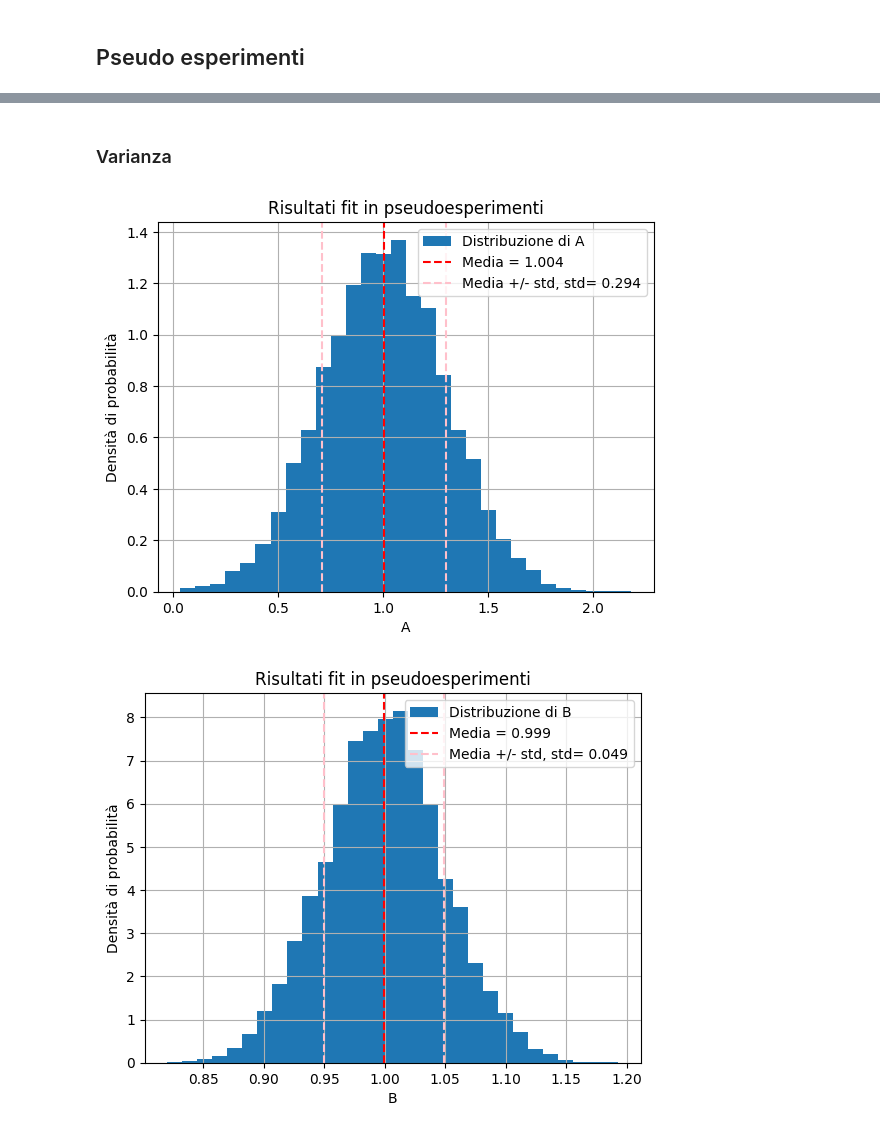
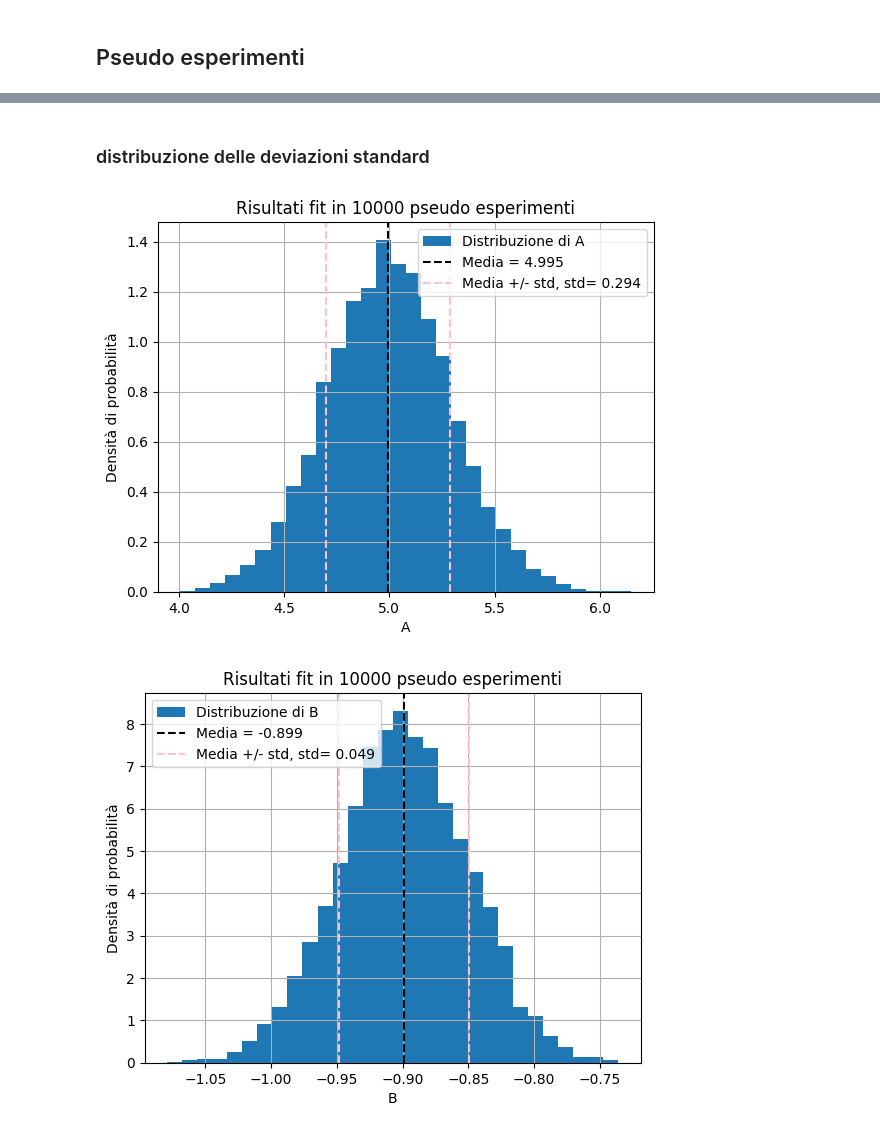
Before and after one commit to campajola/python_lecture_lab2, a Jupyter notebook: 03_miscellanea.ipynb, the cells around one changed output, grey strips where cells are left out. Saved outputs shown, nothing was run; the diff lists cells and outputs as text; code cells hidden in the pictures.

```diff
--- a/03_miscellanea.ipynb
+++ b/03_miscellanea.ipynb
@@ -20,8 +20,8 @@ Ad esempio supponiamo che esista una relazione lineare tra x e y del tipo y = A
 npoints = 10
 
 x = np.linspace(0, 10, npoints)
-A = 1
-B = 1
+A = 5
+B = -.9
 y = func(x, A, B)
 
 plt.plot(x, func(x, A, B) , label='modello')
@@ -38,7 +40,7 @@ Possiamo includere nel modello anche un'icertezza sulla misura e utilizzare la f
 # %%
-sigma = 0.5
-W = np.ones_like(x)/sigma**2
-noise = sigma*np.random.normal(0,1,npoints) #errore gaussiano.
+sigma = .3 #errore sulla misura
+W = np.ones_like(x)/sigma**2 #array di pesi
+noise = np.random.normal(0,sigma,npoints) # 'rumore' introdotto nella misura. Modellizzato secondo una gaussiana di media 0 e larghezza = sigma.
 y = func(x, A, B) + noise
 a_f, b_f, sigma_a_f, sigma_b_f, cov_ab_f, chi2_f = fit_lineare_pesato(x, y, W)
 
@@ -70,7 +74,7 @@ nsim = 10000
 for i in range(nsim):
     sigma = 0.5
     W = np.ones_like(x)/sigma**2
-    noise = sigma*np.random.normal(0,1,npoints)
+    noise = np.random.normal(0,sigma,npoints)
     y = func(x, A, B) + noise
     a_f, b_f, sigma_a_f, sigma_b_f, cov_ab_f, chi2_f = fit_lineare_pesato(x, y, W, verbose=False)
 
@@ -113,25 +131,22 @@ plt.show()
 # %% [markdown]
-### Varianza
+### distribuzione delle deviazioni standard
 # %%
-import numpy as np
-import matplotlib.pyplot as plt
-
 mean_A = np.mean(AF)
 std_A = np.std(AF)
 plt.hist(AF, bins=30, density=True, label="Distribuzione di A")
 
-plt.axvline(mean_A, color='red', linestyle='--', label=f'Media = {mean_A:.3f}')
+plt.axvline(mean_A, color='black', linestyle='--', label=f'Media = {mean_A:.3f}')
 plt.axvline(mean_A + std_A, color='pink', linestyle='--', label=f'Media +/- std, std= {std_A:.3f}')
 plt.axvline(mean_A - std_A, color='pink', linestyle='--', )
 
 plt.xlabel('A')
 plt.ylabel('Densità di probabilità')
-plt.title("Risultati fit in pseudoesperimenti")
+plt.title(f"Risultati fit in {nsim} pseudo esperimenti")
 plt.legend()
 plt.grid(True)
 plt.show()
 # %% [output]
-[figure, old version]
+[figure, new version]
 # %%
 import numpy as np
 import matplotlib.pyplot as plt
@@ -140,18 +155,18 @@ mean_B = np.mean(BF)
 std_B = np.std(BF)
 plt.hist(BF, bins=30, density=True, label="Distribuzione di B")
 
-plt.axvline(mean_B, color='red', linestyle='--', label=f'Media = {mean_B:.3f}')
+plt.axvline(mean_B, color='black', linestyle='--', label=f'Media = {mean_B:.3f}')
 plt.axvline(mean_B + std_B, color='pink', linestyle='--', label=f'Media +/- std, std= {std_B:.3f}')
 plt.axvline(mean_B - std_B, color='pink', linestyle='--', )
 
 plt.xlabel('B')
 plt.ylabel('Densità di probabilità')
-plt.title("Risultati fit in pseudoesperimenti")
+plt.title(f"Risultati fit in {nsim} pseudo esperimenti")
 plt.legend()
 plt.grid(True)
 plt.show()
 # %% [output]
-[figure, old version]
+[figure, new version]
 # %%
 plt.scatter(AF, BF, s=1)
 plt.xlabel('A')
```
Also changed, not shown: parts of 15 cells of this notebook, 4 other files.
